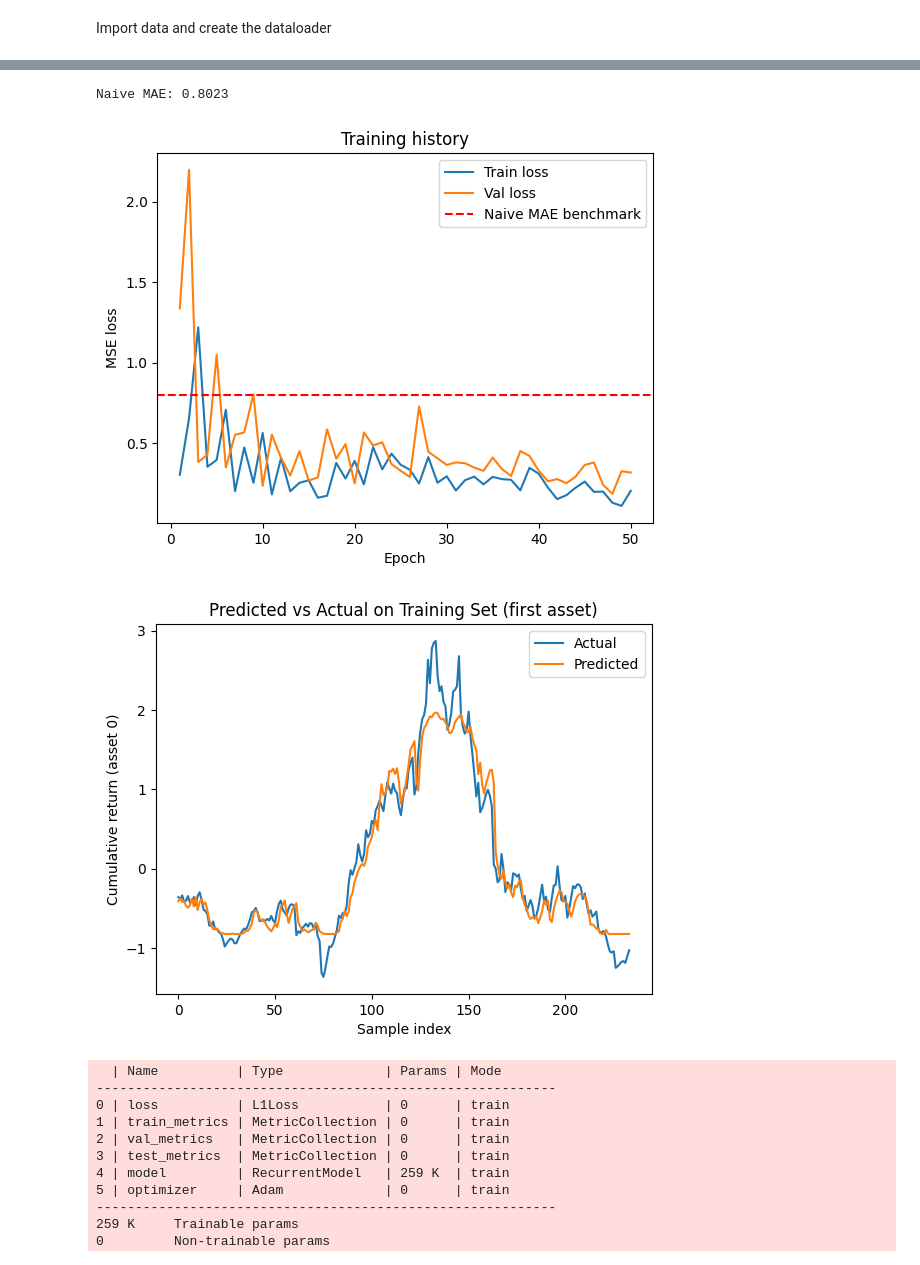
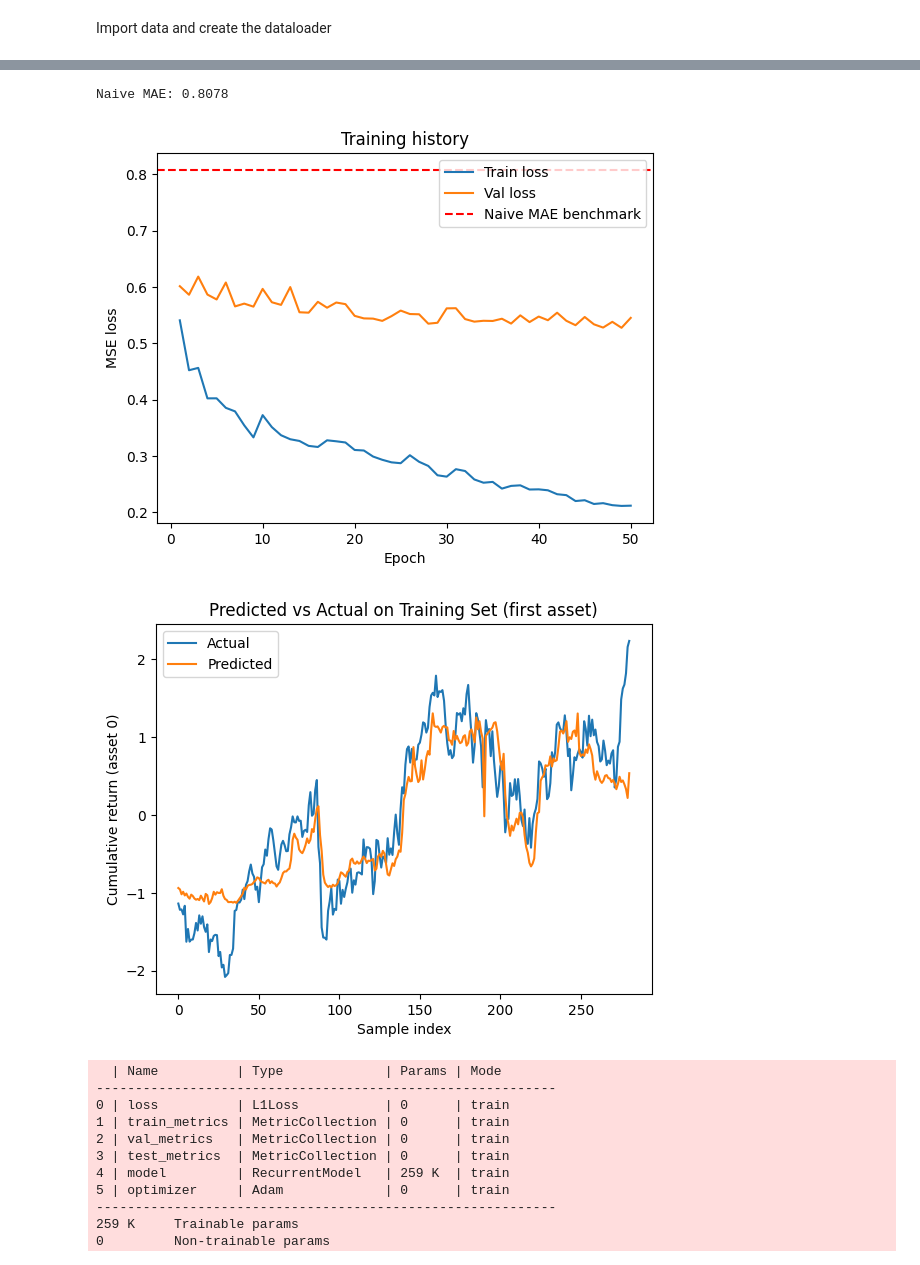
Before and after one commit to peogradin/Project-AMLNN, a Jupyter notebook: MultiAssetLSTM.ipynb, the cells around one changed output, grey strips where cells are left out. Saved outputs shown, nothing was run; the diff lists cells and outputs as text; code cells hidden in the pictures.

Commit message:
Quite good predictions on multi-asset lstm

```diff
--- a/MultiAssetLSTM.ipynb
+++ b/MultiAssetLSTM.ipynb
@@ -13,10 +13,10 @@ from torch.utils.data import DataLoader
 df = pd.read_csv("data/OMXS22_model_features_raw.csv", index_col = "Date", parse_dates = True)
 
 tickers = df["Ticker"].unique().tolist()
-tickers = ["KINV-B.ST"] #, "SAND.ST"]
-features = ["Close" , "Return" ,"Volume","SMA20","EMA20","RSI14"]
+#tickers = ["KINV-B.ST"] #, "SAND.ST"]
+features = ["Close", "Volume", "SMA20", "RSI14"]
 target_col = "Close"
-window   = 100
+window   = 50
 window_step_length = 6
 horizon  = 5
 
@@ -30,14 +30,15 @@ df_val   = df[(df.index >= train_stop) & (df.index < val_stop)].copy()
 df_test  = df[df.index >= val_stop].copy()
 
 
-ds_train = MultiAssetSequencedDataset(df_train, tickers, features, target_col, False, window, window_step_length, horizon)
-ds_val   = MultiAssetSequencedDataset(df_val,   tickers, features, target_col, False, window, window_step_length, horizon)
-ds_test  = MultiAssetSequencedDataset(df_test,  tickers, features, target_col, False, window, window_step_length, horizon)
+ds_train = MultiAssetSequencedDataset(df_train, tickers, features, target_col, False, window, window_step_length=25, horizon=horizon, num_permutations=22)
+ds_val   = MultiAssetSequencedDataset(df_val,   tickers, features, target_col, False, window, window_step_length=1, horizon=horizon)
+ds_test  = MultiAssetSequencedDataset(df_test,  tickers, features, target_col, False, window, window_step_length=1, horizon=horizon)
 
 train_loader = DataLoader(ds_train, batch_size=32)
 val_loader   = DataLoader(ds_val,   batch_size=32)
 test_loader  = DataLoader(ds_test,  batch_size=32)
 
+print(f"Train set length: {len(ds_train)}")
 print(f"Train set input shape: {ds_train[0][0].shape}")
 print(f"Train set target shape: {ds_train[0][1].shape}")
 print(f"Dataset length: {len(ds_train) + len(ds_val) + len(ds_test)}")
@@ -55,9 +106,9 @@ from train.Trainer import Trainer
 model = MultiAssetLSTM(
     n_assets=len(tickers),
     n_features=len(features),
-    hidden_size=128,
+    hidden_size=264,
     num_layers=3,
-    dropout=0.2,
+    dropout=0.4,
     horizon=horizon
 )
 
@@ -126,43 +172,44 @@ plt.title('Training history')
 plt.legend()
 plt.show()
 # %% [output]
-Naive MAE: 0.8023
+Naive MAE: 0.8078
-[figure, old version]
+[figure, new version]
 # %%
 # Load best model
 model.load_state_dict(torch.load(save_path))
 model.eval()
 all_preds = []
 all_trues = []
+idx = 0
 
 with torch.no_grad():
     for Xb, yb in val_loader:
         preds = model(Xb)  # (B, A, H)
         # välj asset 0 och horizon 0 för plottning
-        all_preds.append(preds[:, 0].cpu().numpy())
-        all_trues.append(yb[:, 0].cpu().numpy())
+        all_preds.append(preds[:, idx].cpu().numpy())
+        all_trues.append(yb[:, idx].cpu().numpy())
 
 # Konkatenera
 
 all_preds = np.concatenate(all_preds)
 all_trues = np.concatenate(all_trues)
 
 all_preds = all_preds #* scaler_stds[target_col] + scaler_means[target_col]
 all_trues = all_trues #* scaler_stds[target_col] + scaler_means[target_col]
 
 # Naive benchmark guessing next value = current value
-
-n_plot = 10000
+nstart = 0
+n_plot = 1500
 plt.figure()
-plt.plot(all_trues[:n_plot], label='Actual')
-plt.plot(all_preds[:n_plot], label='Predicted')
+plt.plot(all_trues[nstart:n_plot], label='Actual')
+plt.plot(all_preds[nstart:n_plot], label='Predicted')
 plt.xlabel('Sample index')
 plt.ylabel('Cumulative return (asset 0)')
 plt.title('Predicted vs Actual on Training Set (first asset)')
 plt.legend()
 plt.show()
 # %% [output]
-[figure, old version]
+[figure, new version]
 # %%
 import deeplay as dl
 
```
Also changed, not shown: parts of 8 cells of this notebook, 1 other file.
